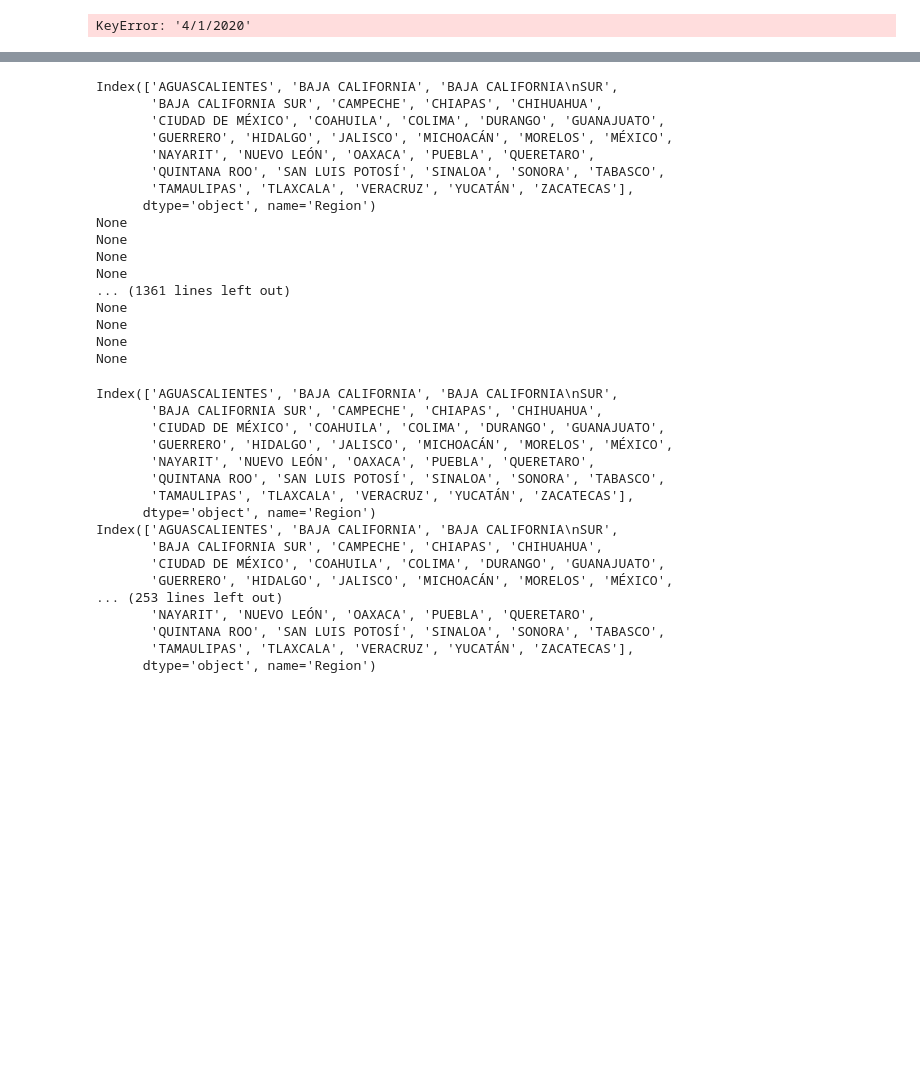
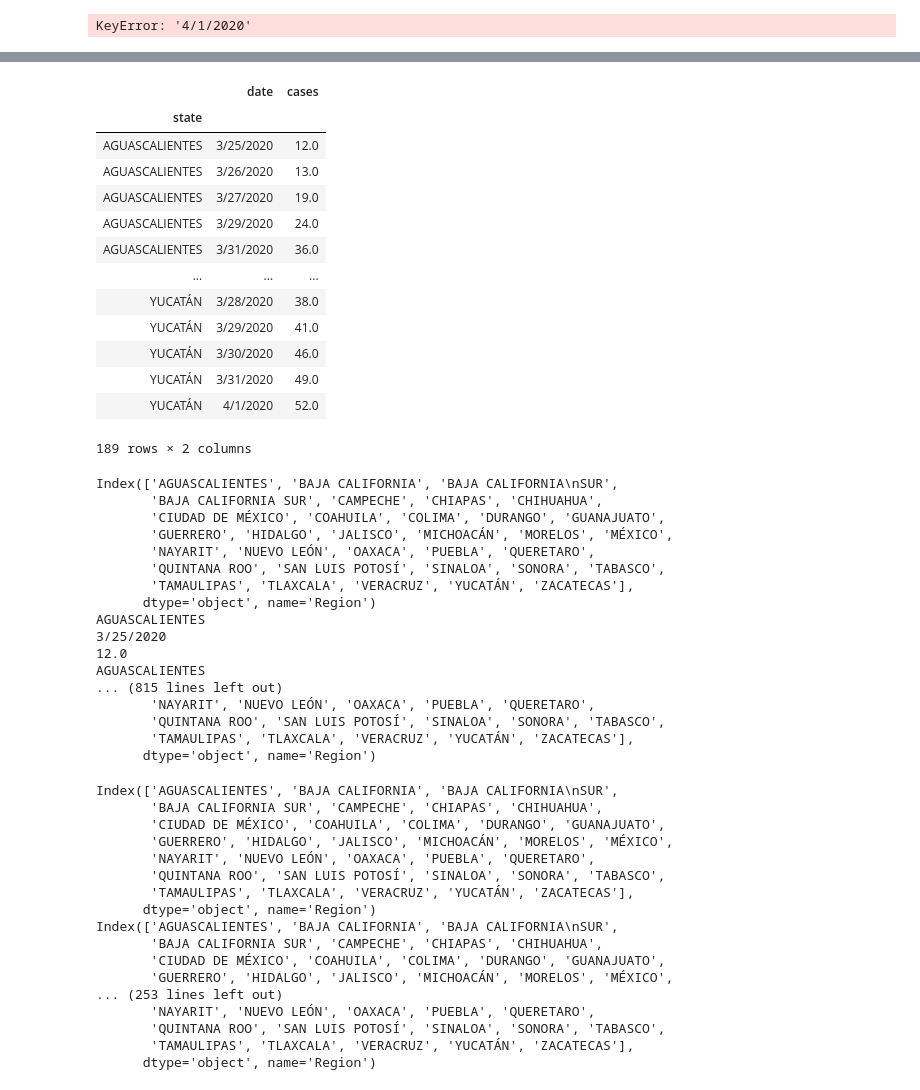
Before and after one commit to marianarf/covid19_mexico_analysis, a Jupyter notebook: 01_mexico_confirmed_cases_by_date.ipynb, the cells around one changed output, grey strips where cells are left out. Saved outputs shown, nothing was run; the diff lists cells and outputs as text; code cells hidden in the pictures; blank space fills up the shorter version.

Commit message:
Select min cases for plots

```diff
--- a/01_mexico_confirmed_cases_by_date.ipynb
+++ b/01_mexico_confirmed_cases_by_date.ipynb
@@ -87,12 +69,39 @@ for i in range(len(df[state])):
+# %%
+test = pd.DataFrame({'state': pd.Series(df2_state), 'date': pd.Series(df2_date), 'cases': pd.Series(df2_cases)})
+# %%
+test.set_index('state')
+# %% [output]
+|  | date | cases |
+| state |  |  |
+| AGUASCALIENTES | 3/25/2020 | 12.0 |
+| AGUASCALIENTES | 3/26/2020 | 13.0 |
+| AGUASCALIENTES | 3/27/2020 | 19.0 |
+| AGUASCALIENTES | 3/29/2020 | 24.0 |
+| AGUASCALIENTES | 3/31/2020 | 36.0 |
+| ... | ... | ... |
+| YUCATÁN | 3/28/2020 | 38.0 |
+| YUCATÁN | 3/29/2020 | 41.0 |
+| YUCATÁN | 3/30/2020 | 46.0 |
+| YUCATÁN | 3/31/2020 | 49.0 |
+| YUCATÁN | 4/1/2020 | 52.0 |
+189 rows × 2 columns
 # %%
+df2_state = []
+df2_date= []
+df2_cases= []
+
 for state in df.columns:
     print(df.columns)
     for index in range(len(df[state])):
         if df[state][index] >= 10:
-            print(df.index[index])
+            print(state)
+            print(df[state].index[index])
             print((df[state][index]))
-        if df[state][index] < 10:
-            print(None)
+            df2_state.append(state)
+            df2_date.append(df[state].index[index])
+            df2_cases.append(df[state][index])
+        #if df[state][index] < 10:
+            #print(None)
 # %% [output]
 Index(['AGUASCALIENTES', 'BAJA CALIFORNIA', 'BAJA CALIFORNIA\nSUR',
        'BAJA CALIFORNIA SUR', 'CAMPECHE', 'CHIAPAS', 'CHIHUAHUA',
@@ -102,15 +111,15 @@ Index(['AGUASCALIENTES', 'BAJA CALIFORNIA', 'BAJA CALIFORNIA\nSUR',
        'QUINTANA ROO', 'SAN LUIS POTOSÍ', 'SINALOA', 'SONORA', 'TABASCO',
        'TAMAULIPAS', 'TLAXCALA', 'VERACRUZ', 'YUCATÁN', 'ZACATECAS'],
       dtype='object', name='Region')
-None
-None
-None
-None
-... (1361 lines left out)
-None
-None
-None
-None
+AGUASCALIENTES
+3/25/2020
+12.0
+AGUASCALIENTES
+... (815 lines left out)
+       'NAYARIT', 'NUEVO LEÓN', 'OAXACA', 'PUEBLA', 'QUERETARO',
+       'QUINTANA ROO', 'SAN LUIS POTOSÍ', 'SINALOA', 'SONORA', 'TABASCO',
+       'TAMAULIPAS', 'TLAXCALA', 'VERACRUZ', 'YUCATÁN', 'ZACATECAS'],
+      dtype='object', name='Region')
 # %%
 for state in df.columns[0:]:
     print(df.columns)
```
Also changed, not shown: parts of 1 cell of this notebook.
